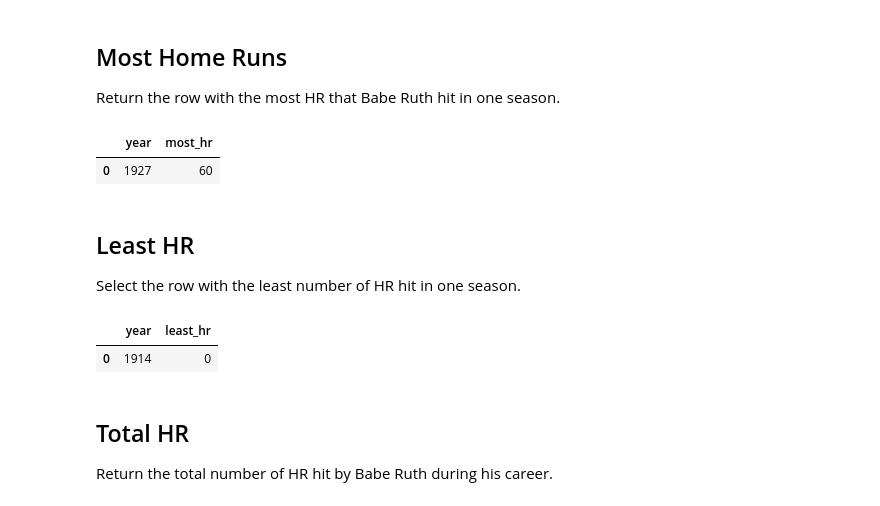
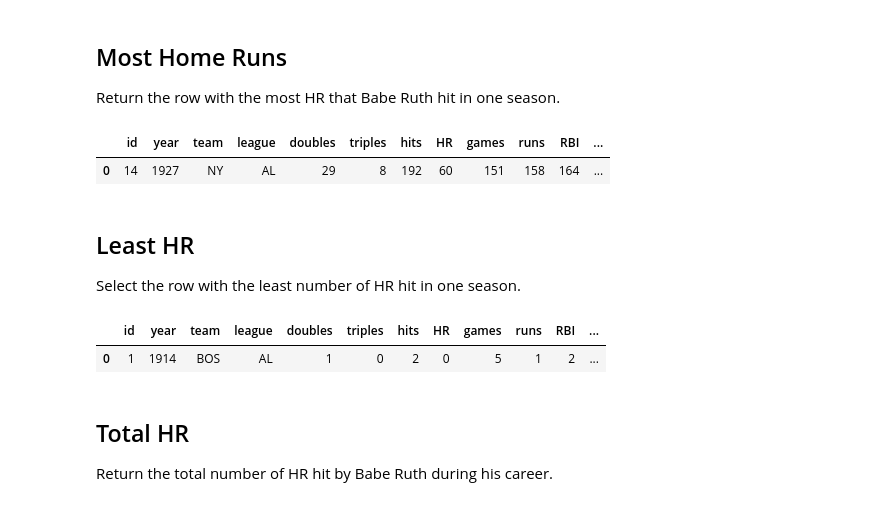
Before and after one commit to eugene-maina72/grouping-data-with-sql-lab, a Jupyter notebook: grouping_with_SQL.ipynb, the cells around one changed output. Drawn from its saved outputs; the diff is of its cells as text; code cells hidden in the pictures.

```diff
--- a/grouping_with_SQL.ipynb
+++ b/grouping_with_SQL.ipynb
@@ -109,23 +109,23 @@ pd.read_sql_query(yankee_years, conn)
 Return the row with the most HR that Babe Ruth hit in one season.
 # %%
 # Your code here
-most_hr = '''SELECT year, MAX(hr) AS most_hr
-                     FROM babe_ruth_stats;'''
+most_hr = '''SELECT *, MAX(HR) AS most_hr
+                FROM babe_ruth_stats;'''
 pd.read_sql_query(most_hr, conn)
 # %% [output]
-|  | year | most_hr |
-| 0 | 1927 | 60 |
+|  | id | year | team | league | doubles | triples | hits | HR | games | runs | RBI | ... |
+| 0 | 14 | 1927 | NY | AL | 29 | 8 | 192 | 60 | 151 | 158 | 164 | ... |
 # %% [markdown]
 ## Least HR
 Select the row with the least number of HR hit in one season.
 # %%
 # Your code here
-least_hr = '''SELECT year, MIN(hr) AS least_hr
+least_hr = '''SELECT *, MIN(hr) AS least_hr
                      FROM babe_ruth_stats;'''
 pd.read_sql_query(least_hr, conn)
 # %% [output]
-|  | year | least_hr |
-| 0 | 1914 | 0 |
+|  | id | year | team | league | doubles | triples | hits | HR | games | runs | RBI | ... |
+| 0 | 1 | 1914 | BOS | AL | 1 | 0 | 2 | 0 | 5 | 1 | 2 | ... |
 # %% [markdown]
 ## Total HR
 Return the total number of HR hit by Babe Ruth during his career.
```
